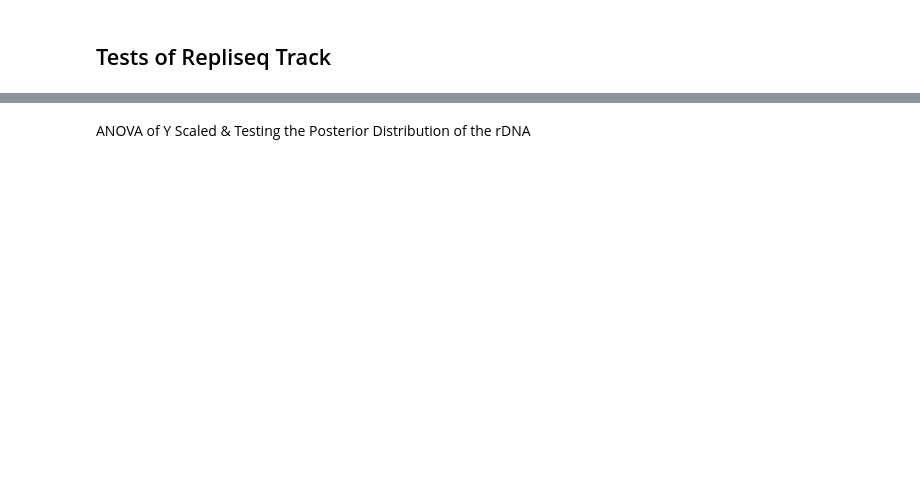
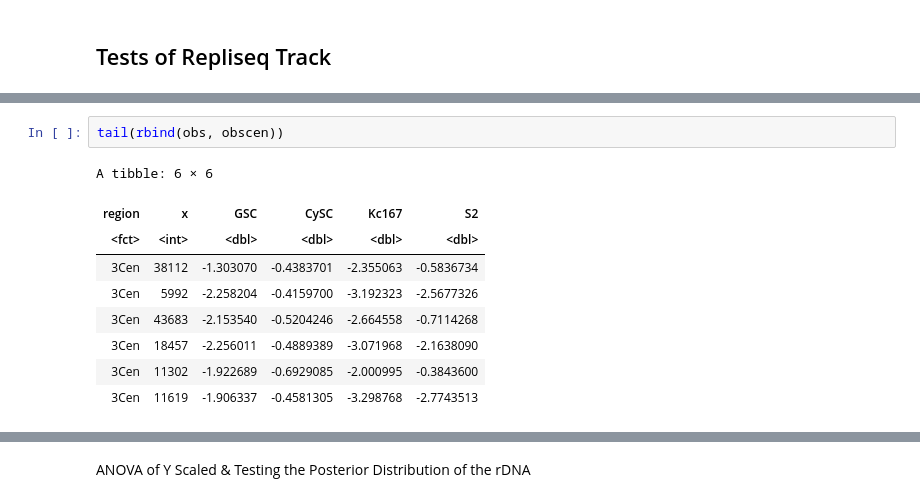
Before and after one commit to ringw/Upd-Germline-Genomics, a Jupyter notebook: reports/Repli-Significance-Report.ipynb, the cells around one changed output, grey strips where cells are left out. Cells and saved outputs as stored; diff of their text form; blank space fills up the shorter version.

```diff
--- a/reports/Repli-Significance-Report.ipynb
+++ b/reports/Repli-Significance-Report.ipynb
@@ -205,0 +186,12 @@ Signif. codes:  0 ‘***’ 0.001 ‘**’ 0.01 ‘*’ 0.05 ‘.’ 0.1 ‘ ’
+# %%
+tail(rbind(obs, obscen))
+# %% [output]
+A tibble: 6 × 6
+| region | x | GSC | CySC | Kc167 | S2 |
+| <fct> | <int> | <dbl> | <dbl> | <dbl> | <dbl> |
+| 3Cen | 38112 | -1.303070 | -0.4383701 | -2.355063 | -0.5836734 |
+| 3Cen | 5992 | -2.258204 | -0.4159700 | -3.192323 | -2.5677326 |
+| 3Cen | 43683 | -2.153540 | -0.5204246 | -2.664558 | -0.7114268 |
+| 3Cen | 18457 | -2.256011 | -0.4889389 | -3.071968 | -2.1638090 |
+| 3Cen | 11302 | -1.922689 | -0.6929085 | -2.000995 | -0.3843600 |
+| 3Cen | 11619 | -1.906337 | -0.4581305 | -3.298768 | -2.7743513 |
```
Also changed, not shown: parts of 71 cells of this notebook.
